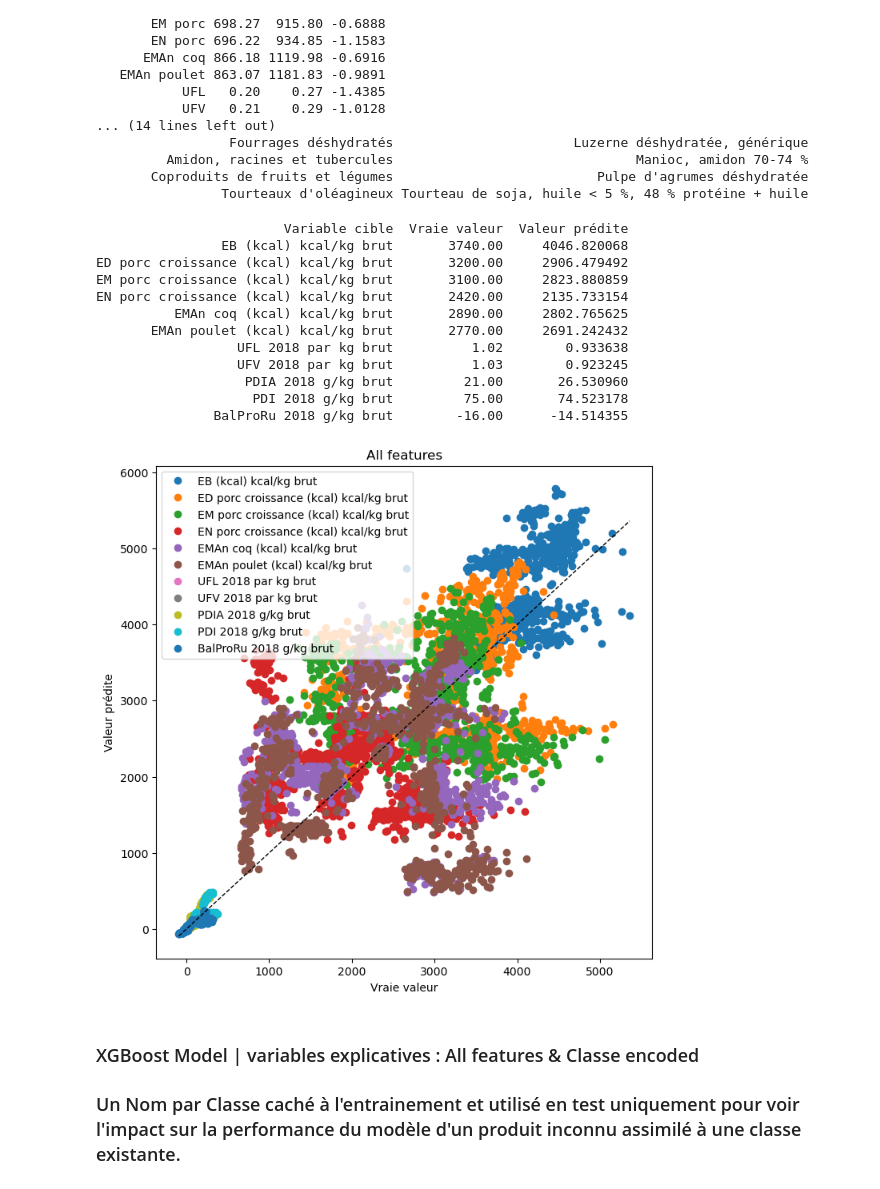
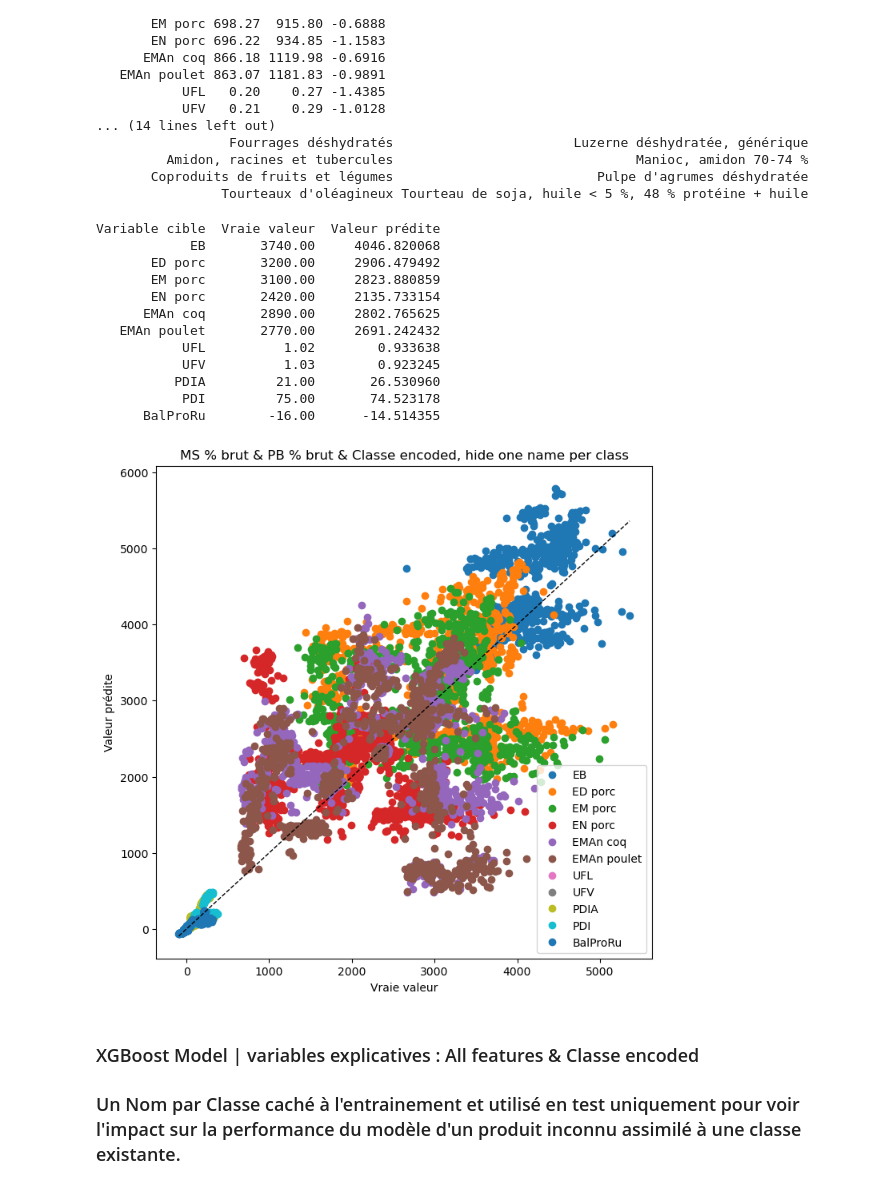
Before and after one commit to PJGouze/projet_fil_rouge, a Jupyter notebook: Regressor_Deux/test_preliminaire.ipynb, the cells around one changed output. Cells and saved outputs as stored; diff of their text form; code cells hidden in the pictures.

Commit message:
graph correction

```diff
--- a/Regressor_Deux/test_preliminaire.ipynb
+++ b/Regressor_Deux/test_preliminaire.ipynb
@@ -257,7 +257,7 @@ def plot_pred_vs_true(models, X_test, y_test, vars_cibles, title=None, n=0):
     for target in vars_cibles:
         vraie = y_test.loc[idx, target]
         pred = models[target].predict(X_test.loc[[idx]])[0]
-        tab.append([target, vraie, pred])
+        tab.append([noms_simplifies[target], vraie, pred])
     df_exemple = pd.DataFrame(tab, columns=["Variable cible", "Vraie valeur", "Valeur prédite"])
     print(df_exemple.to_string(index=False))
 
@@ -265,7 +265,7 @@ def plot_pred_vs_true(models, X_test, y_test, vars_cibles, title=None, n=0):
     for target in vars_cibles:
         y_true = y_test[target]
         y_pred = models[target].predict(X_test)
-        plt.plot(y_true, y_pred, 'o', label=target)
+        plt.plot(y_true, y_pred, 'o', label=noms_simplifies[target])
     plt.plot([y_test.min().min(), y_test.max().max()],
              [y_test.min().min(), y_test.max().max()], 'k--', lw=1)
     plt.xlabel("Vraie valeur")
@@ -492,21 +492,21 @@ Variable cible    MAE    RMSE      R2
        Coproduits de fruits et légumes                          Pulpe d'agrumes déshydratée
                 Tourteaux d'oléagineux Tourteau de soja, huile < 5 %, 48 % protéine + huile
 # %%
-plot_pred_vs_true(models_hide_name_class, X_test_hide, y_test_hide, vars_cibles, title="All features", n=0)
+plot_pred_vs_true(models_hide_name_class, X_test_hide, y_test_hide, vars_cibles, title="MS % brut & PB % brut & Classe encoded, hide one name per class", n=0)
 # %% [output]
-                        Variable cible  Vraie valeur  Valeur prédite
-                EB (kcal) kcal/kg brut       3740.00     4046.820068
-ED porc croissance (kcal) kcal/kg brut       3200.00     2906.479492
-EM porc croissance (kcal) kcal/kg brut       3100.00     2823.880859
-EN porc croissance (kcal) kcal/kg brut       2420.00     2135.733154
-          EMAn coq (kcal) kcal/kg brut       2890.00     2802.765625
-       EMAn poulet (kcal) kcal/kg brut       2770.00     2691.242432
-                  UFL 2018 par kg brut          1.02        0.933638
-                  UFV 2018 par kg brut          1.03        0.923245
-                   PDIA 2018 g/kg brut         21.00       26.530960
-                    PDI 2018 g/kg brut         75.00       74.523178
-               BalProRu 2018 g/kg brut        -16.00      -14.514355
+Variable cible  Vraie valeur  Valeur prédite
+            EB       3740.00     4046.820068
+       ED porc       3200.00     2906.479492
+       EM porc       3100.00     2823.880859
+       EN porc       2420.00     2135.733154
+      EMAn coq       2890.00     2802.765625
+   EMAn poulet       2770.00     2691.242432
+           UFL          1.02        0.933638
+           UFV          1.03        0.923245
+          PDIA         21.00       26.530960
+           PDI         75.00       74.523178
+      BalProRu        -16.00      -14.514355
-[figure, old version]
+[figure, new version]
 # %% [markdown]
 ### XGBoost Model | variables explicatives : All features & Classe encoded
 ### Un Nom par Classe caché à l'entrainement et utilisé en test uniquement pour voir l'impact sur la performance du modèle d'un produit inconnu assimilé à une classe existante.
```
Also changed, not shown: parts of 6 cells of this notebook.
